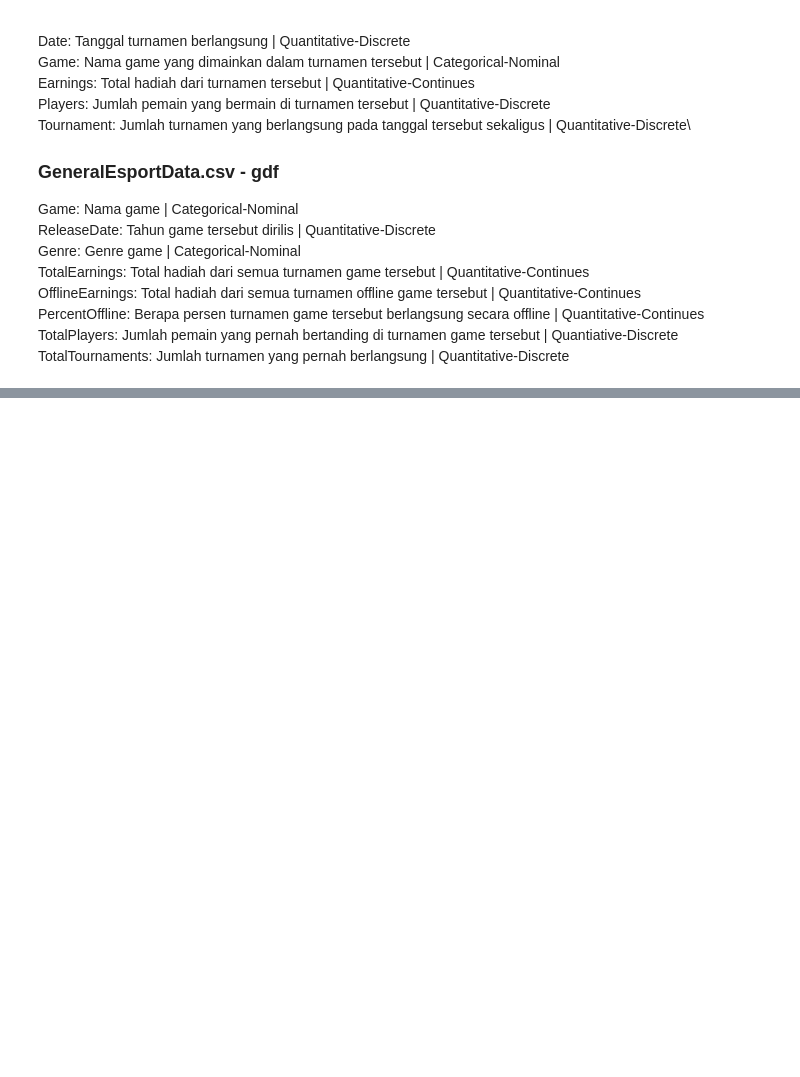
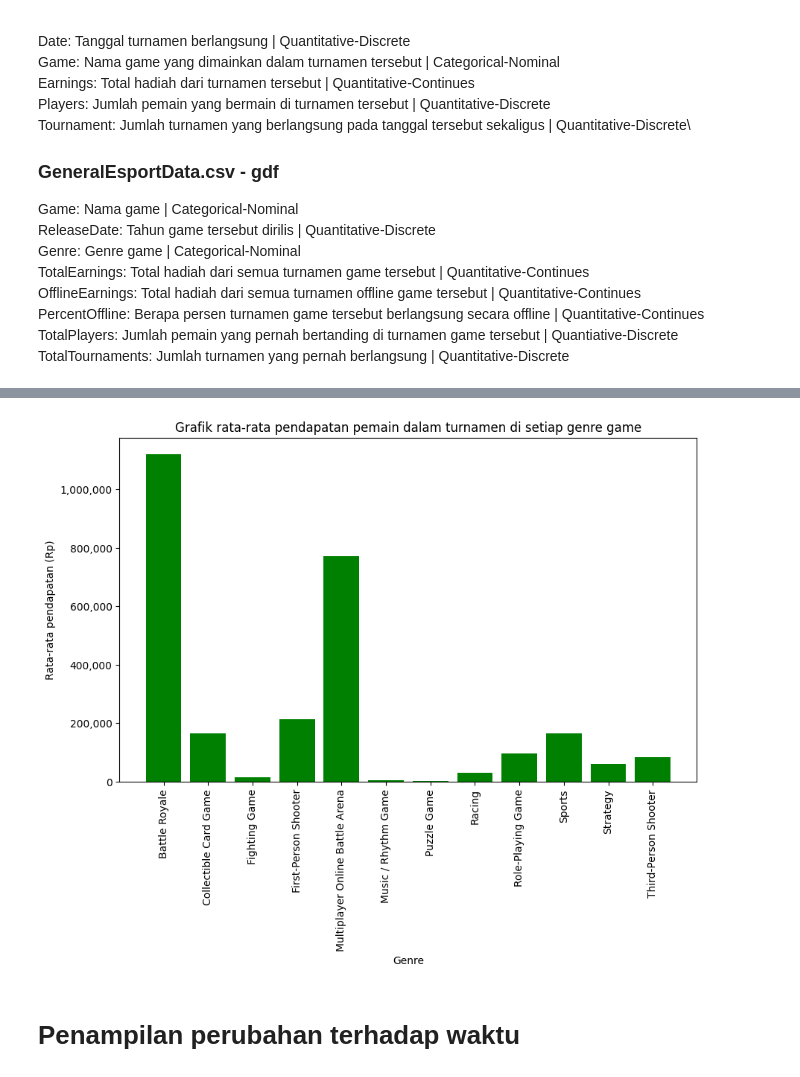
Before and after one commit to VicoSilalahi/Tubes-KU1102-K19-2, a Jupyter notebook: Tubes-2/main.ipynb, the cells around one changed output, grey strips where cells are left out. Saved outputs shown, nothing was run; the diff lists cells and outputs as text; code cells hidden in the pictures; blank space fills up the shorter version.

```diff
--- a/Tubes-2/main.ipynb
+++ b/Tubes-2/main.ipynb
@@ -86,0 +341,19 @@ hdf_g.head()
+# %%
+df02 = hdfbersih.groupby("Genre")["Earnings"].mean()
+pd.set_option('display.float_format', '{:.0f}'.format)
+
+def format_ticks(value, _):
+    return '{:,.0f}'.format(value)
+
+plt.figure(figsize=(10, 6))
+plt.bar(df02.index, df02, color='green')
+plt.title('Grafik rata-rata pendapatan pemain dalam turnamen di setiap genre game')
+plt.xlabel('Genre')
+plt.ylabel('Rata-rata pendapatan (Rp)')
+plt.gca().yaxis.set_major_formatter(FuncFormatter(format_ticks))
+plt.xticks(rotation=90)  # Rotate x-axis labels for better readability
+plt.show()
+# %% [output]
+[figure, added]
+# %% [markdown]
+# Penampilan perubahan terhadap waktu
```
Also changed, not shown: parts of 46 cells of this notebook, 3 other files.
